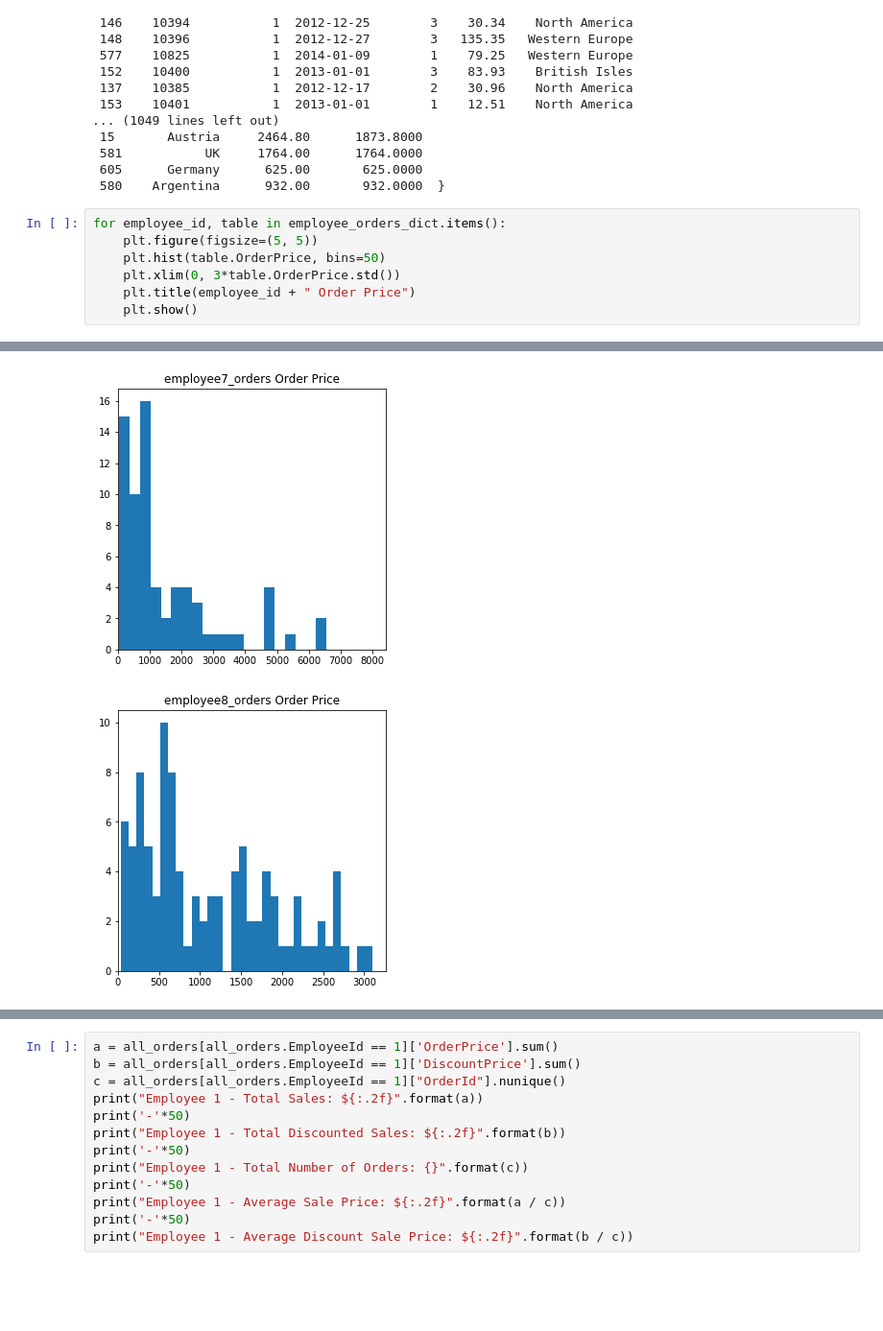
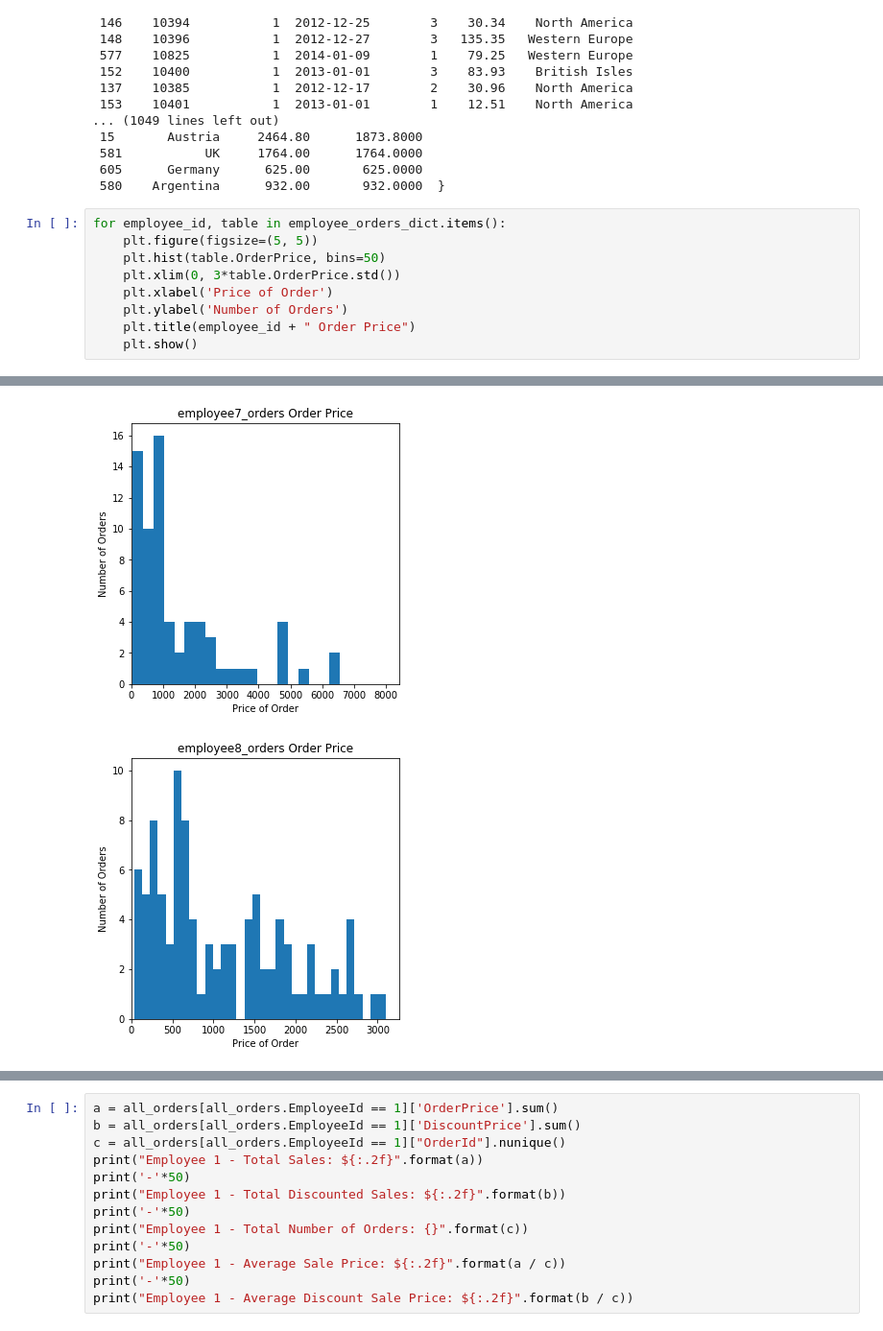
Before and after one commit to steeznation16/dsc-2-final-project-online-ds-ft-100118, a Jupyter notebook: student.ipynb, the cells around one changed output, grey strips where cells are left out. Shown at 96% size. Saved outputs shown, nothing was run; the diff lists cells and outputs as text; blank space fills up the shorter version.

```diff
--- a/student.ipynb
+++ b/student.ipynb
@@ -709,6 +725,8 @@ for employee_id, table in employee_orders_dict.items():
     plt.figure(figsize=(5, 5))
     plt.hist(table.OrderPrice, bins=50)
     plt.xlim(0, 3*table.OrderPrice.std())
+    plt.xlabel('Price of Order')
+    plt.ylabel('Number of Orders')
     plt.title(employee_id + " Order Price")
     plt.show()
 # %% [output]
@@ -721,2 +739,2 @@ for employee_id, table in employee_orders_dict.items():
-[figure, old version]
+[figure, new version]
-[figure, old version]
+[figure, new version]
```
Also changed, not shown: parts of 14 cells of this notebook, 3 other files.
